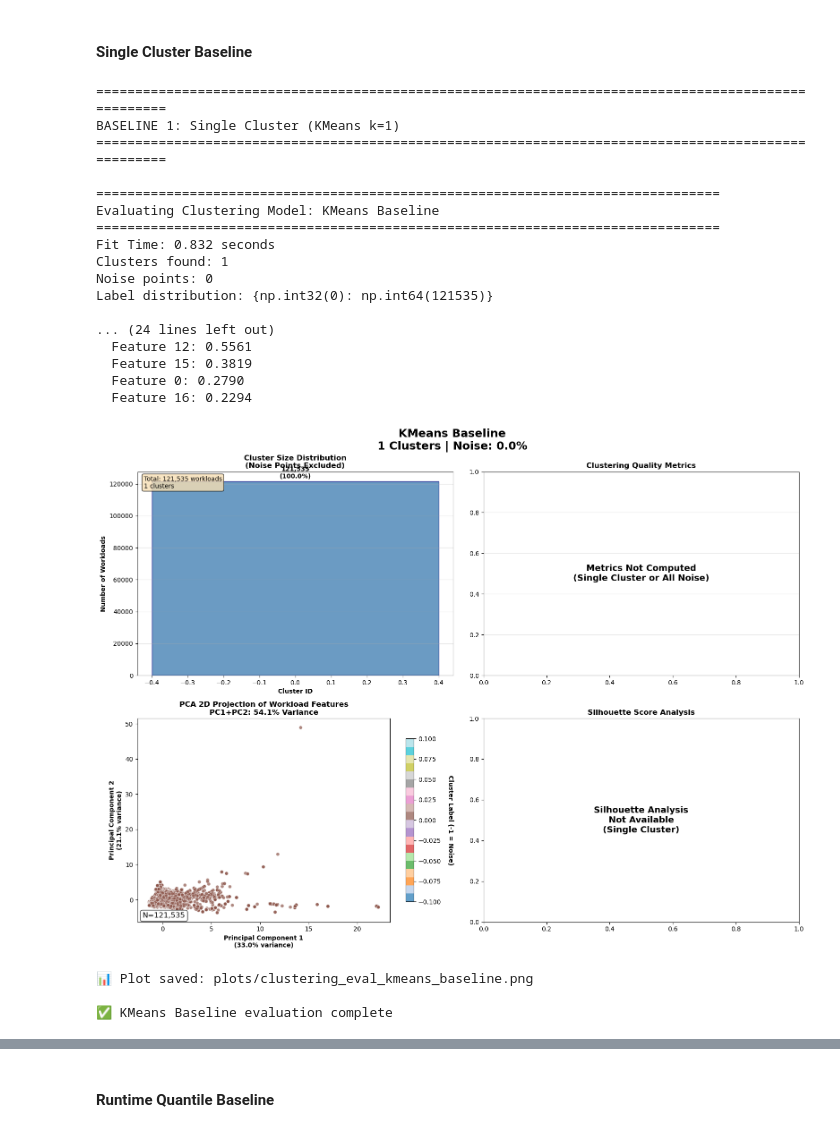
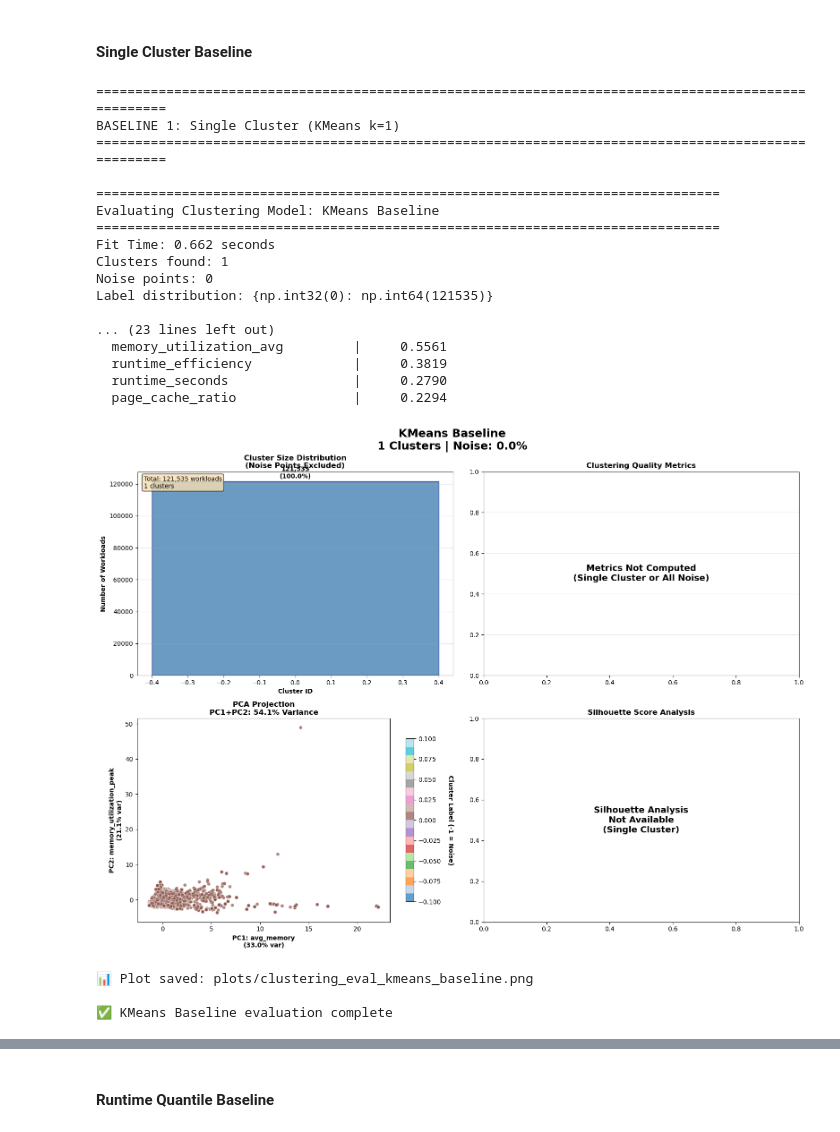
Before and after one commit to VinnyBabuManjaly/WorkloadProfiler, a Jupyter notebook: Workload_Profiler.ipynb, the cells around one changed output, grey strips where cells are left out. Saved outputs shown, nothing was run; the diff lists cells and outputs as text; code cells hidden in the pictures.

Commit message:
Updates to notebook, readme and plots to rectify labelling and logging mistakes

```diff
--- a/Workload_Profiler.ipynb
+++ b/Workload_Profiler.ipynb
@@ -1361,8 +1361,12 @@ feature_cols = [
     'runtime_efficiency', 'page_cache_ratio',
 ]
 
-X = df_formatted[feature_cols].values
+X = df_formatted[feature_cols]
 
 # Scale the features
 scaler = StandardScaler()
 X_scaled = scaler.fit_transform(X)
+
+# Capture the column names directly from the DataFrame
+feature_names = X.columns.tolist()
+feature_names
@@ -1773,7 +1794,7 @@ In short, it standardizes how every clustering model in the project is evaluated
 # ----------------------------------------------------
 # Generic Clustering Evaluation Function
 # ----------------------------------------------------
-def evaluate_clustering_model(model_or_labels, X, model_name, labels=None, visualize=True):
+def evaluate_clustering_model(model_or_labels, X, model_name, feature_names=feature_names, labels=None, visualize=True):
     """
     Comprehensive clustering model evaluation - HDBSCAN, DBSCAN, KMeans, Baselines
     """
@@ -1848,6 +1869,7 @@ def evaluate_clustering_model(model_or_labels, X, model_name, labels=None, visua
     result = {
         'model_name': model_name,
         'labels': labels,
+        'feature_names': feature_cols,
         'fit_time': fit_time,
         'n_clusters': n_clusters,
         'metrics': metrics,
@@ -1867,31 +1889,31 @@ def evaluate_clustering_model(model_or_labels, X, model_name, labels=None, visua
 # %%
 # 1. SINGLE CLUSTER BASELINE
 print("\n" + "="*100)
 print("BASELINE 1: Single Cluster (KMeans k=1)")
 print("="*100)
 
 from sklearn.cluster import KMeans
 single_cluster = KMeans(n_clusters=1, random_state=42, n_init=10)
-single_result = evaluate_clustering_model(single_cluster, X_scaled, "KMeans Baseline")
+single_result = evaluate_clustering_model(single_cluster, X_scaled, "KMeans Baseline", feature_names=feature_names)
 # %% [output]
 ====================================================================================================
 BASELINE 1: Single Cluster (KMeans k=1)
 ====================================================================================================
 
 ================================================================================
 Evaluating Clustering Model: KMeans Baseline
 ================================================================================
-Fit Time: 0.832 seconds
+Fit Time: 0.662 seconds
 Clusters found: 1
 Noise points: 0
 Label distribution: {np.int32(0): np.int64(121535)}
 
-... (24 lines left out)
-  Feature 12: 0.5561
-  Feature 15: 0.3819
-  Feature 0: 0.2790
-  Feature 16: 0.2294
+... (23 lines left out)
+  memory_utilization_avg         |     0.5561
+  runtime_efficiency             |     0.3819
+  runtime_seconds                |     0.2790
+  page_cache_ratio               |     0.2294
-[figure, old version]
+[figure, new version]
 📊 Plot saved: plots/clustering_eval_kmeans_baseline.png
 
 ✅ KMeans Baseline evaluation complete
```
Also changed, not shown: parts of 6 cells of this notebook, 6 other files.
